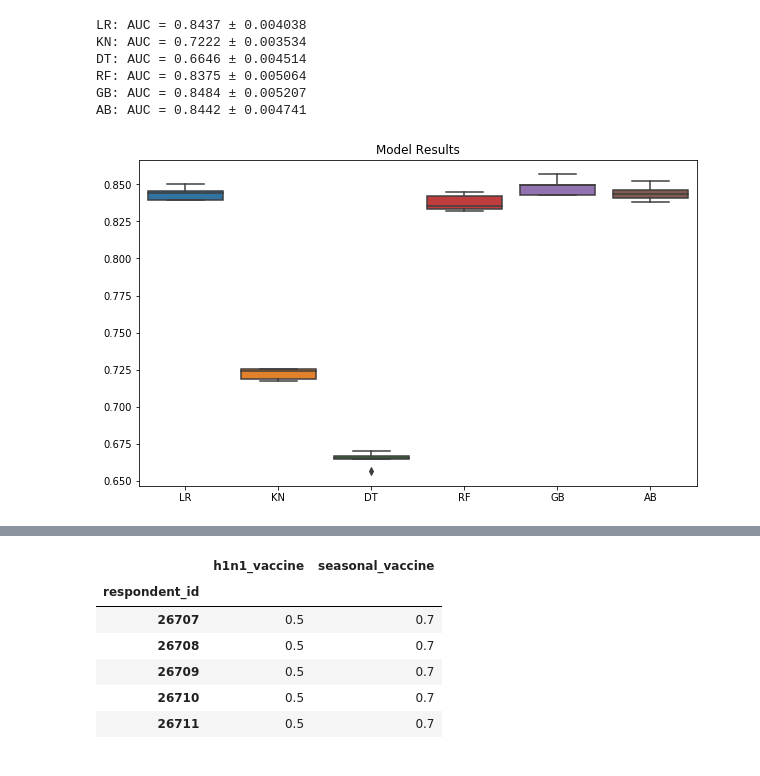
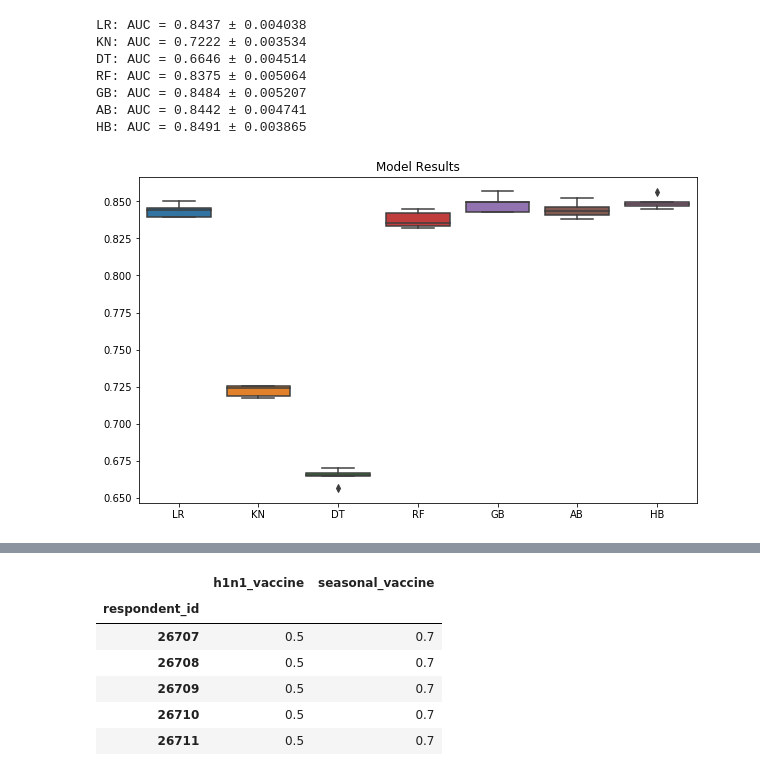
Before and after one commit to joaovitorfranco/flu-shot-competition, a Jupyter notebook: Model.ipynb, the cells around one changed output, grey strips where cells are left out. Saved outputs shown, nothing was run; the diff lists cells and outputs as text; code cells hidden in the pictures.

Commit message:
Added HistGradientBoosting with RandomSearch

```diff
--- a/Model.ipynb
+++ b/Model.ipynb
@@ -112,31 +115,33 @@ ct = make_column_transformer(
 models = []
 models.append(('LR', LogisticRegression(solver='liblinear', random_state=123)))
 models.append(('KN', KNeighborsClassifier(n_neighbors=3)))
 models.append(('DT', DecisionTreeClassifier(random_state=123)))
 models.append(('RF', RandomForestClassifier(random_state=123)))
 models.append(('GB', GradientBoostingClassifier(random_state=123)))
 models.append(('AB', AdaBoostClassifier(random_state=123)))
+models.append(('HB', HistGradientBoostingClassifier(random_state=123)))
 
 
 results = []
 names = []
 for name, model in models:
     pipe = make_pipeline(ct, MultiOutputClassifier(model))
     cv_results = cross_val_score(pipe, X, y, cv=5, scoring='roc_auc')
     results.append(cv_results)
     names.append(name)
     msg = "{}: AUC = {:.4} \u00B1 {:.4}".format(name , cv_results.mean(), cv_results.std())
     print(msg)
 
 plt.figure(figsize=(10,6))
 sns.boxplot(names, results)
 plt.title('Model Results')
 plt.show()
 # %% [output]
 LR: AUC = 0.8437 ± 0.004038
 KN: AUC = 0.7222 ± 0.003534
 DT: AUC = 0.6646 ± 0.004514
 RF: AUC = 0.8375 ± 0.005064
 GB: AUC = 0.8484 ± 0.005207
 AB: AUC = 0.8442 ± 0.004741
+HB: AUC = 0.8491 ± 0.003865
-[figure, old version]
+[figure, new version]
```
Also changed, not shown: parts of 12 cells of this notebook.
